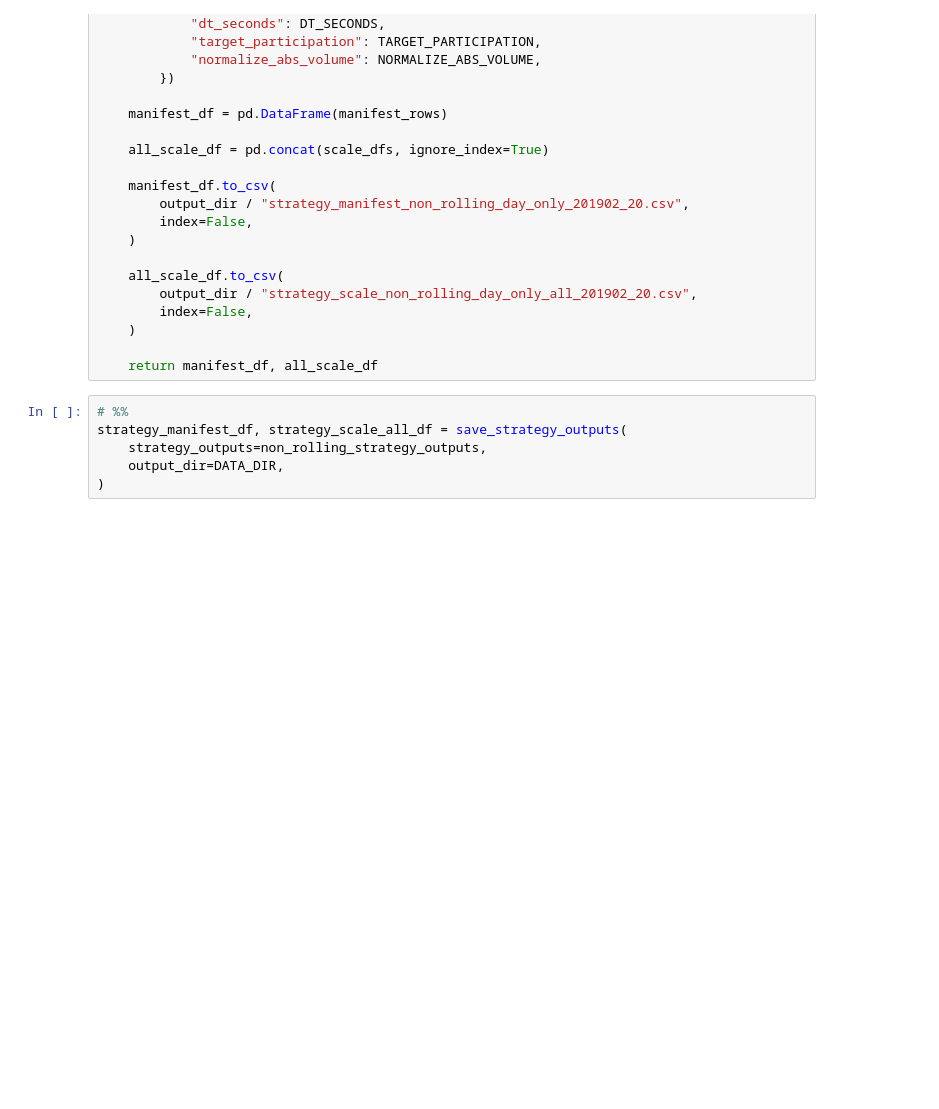
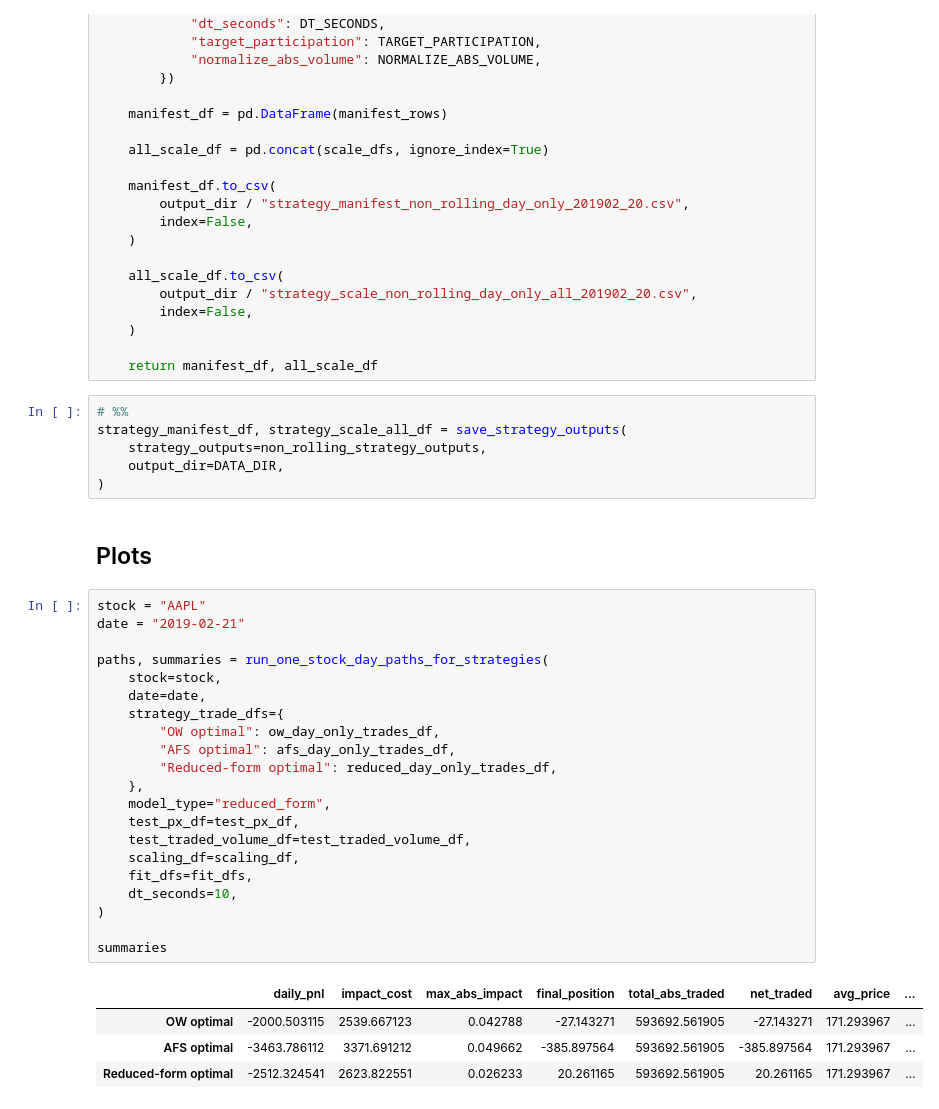
Before and after one commit to raphdlfrg/Quant_Trading_Price_Impact, a Jupyter notebook: 2_5_Optimal_Trading_Strategy.ipynb, the cells around one changed output. Saved outputs shown, nothing was run; the diff lists cells and outputs as text; blank space fills up the shorter version.

```diff
--- a/2_5_Optimal_Trading_Strategy.ipynb
+++ b/2_5_Optimal_Trading_Strategy.ipynb
@@ -917,5 +917,33 @@ strategy_manifest_df, strategy_scale_all_df = save_strategy_outputs(
     strategy_outputs=non_rolling_strategy_outputs,
     output_dir=DATA_DIR,
 )
+# %% [markdown]
+## Plots
+# %%
+stock = "AAPL"
+date = "2019-02-21"
+
+paths, summaries = run_one_stock_day_paths_for_strategies(
+    stock=stock,
+    date=date,
+    strategy_trade_dfs={
+        "OW optimal": ow_day_only_trades_df,
+        "AFS optimal": afs_day_only_trades_df,
+        "Reduced-form optimal": reduced_day_only_trades_df,
+    },
+    model_type="reduced_form",
+    test_px_df=test_px_df,
+    test_traded_volume_df=test_traded_volume_df,
+    scaling_df=scaling_df,
+    fit_dfs=fit_dfs,
+    dt_seconds=10,
+)
+
+summaries
+# %% [output]
+|  | daily_pnl | impact_cost | max_abs_impact | final_position | total_abs_traded | net_traded | avg_price | ... |
+| OW optimal | -2000.503115 | 2539.667123 | 0.042788 | -27.143271 | 593692.561905 | -27.143271 | 171.293967 | ... |
+| AFS optimal | -3463.786112 | 3371.691212 | 0.049662 | -385.897564 | 593692.561905 | -385.897564 | 171.293967 | ... |
+| Reduced-form optimal | -2512.324541 | 2623.822551 | 0.026233 | 20.261165 | 593692.561905 | 20.261165 | 171.293967 | ... |
 # %%
 plot_one_stock_day_pnl_comparison(paths, stock, date)
```
Also changed, not shown: parts of 4 cells of this notebook, 4 other files.
